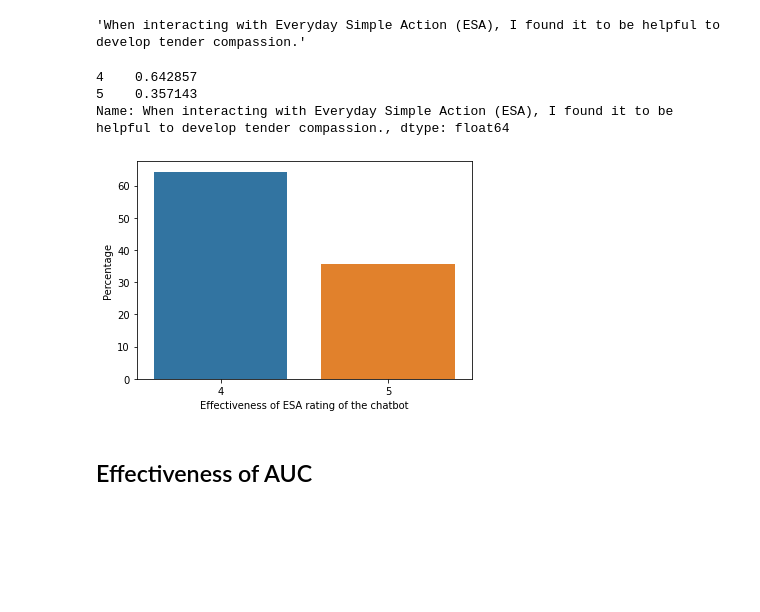
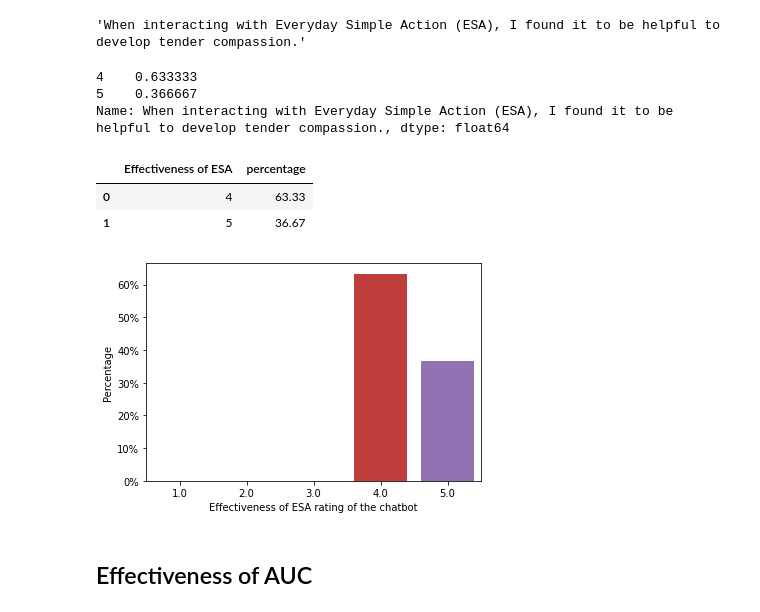
Before and after one commit to weijie9512/official_sat_chatbot, a Jupyter notebook: jupyter/Stage 7 - Evaluation.ipynb, the cells around one changed output. Drawn from its saved outputs; the diff is of its cells as text; code cells hidden in the pictures; blank space fills up the shorter version.

```diff
--- a/jupyter/Stage 7 - Evaluation.ipynb
+++ b/jupyter/Stage 7 - Evaluation.ipynb
@@ -1,7 +1,7 @@
 # %%
 import pandas as pd
 # %%
-df = pd.read_excel("/Users/weijiechua/Desktop/ImperialClasses/Courses/thirdterm/individual/official/official_sat_chatbot/data/evaluation.xlsx")
+df = pd.read_excel("/Users/weijiechua/Desktop/ImperialClasses/Courses/thirdterm/individual/official/official_sat_chatbot/data/evaluation2.xlsx")
 # %%
 df
 # %% [output]
@@ -67,5 +67,5 @@ df
 # %%
-#df.drop([2, 3, 15], inplace=True)
+df.drop([28], inplace=True)
 # %%
 df
 # %% [output]
@@ -375,3 +423,5 @@ plt.show()
+# %%
+sns.set_style("whitegrid")
 # %% [markdown]
 ## Own data
 # %%
@@ -468,6 +579,6 @@ df.iloc[:, col].name
 # %%
 df.iloc[:, col].value_counts(normalize=True)
 # %% [output]
-4    0.642857
-5    0.357143
+4    0.633333
+5    0.366667
 Name: When interacting with Everyday Simple Action (ESA), I found it to be helpful to develop tender compassion., dtype: float64
@@ -474,13 +589,22 @@ Name: When interacting with Everyday Simple Action (ESA), I found it to be helpf
+# %%
+df_solo
+# %% [output]
+|  | Effectiveness of ESA | percentage |
+| 0 | 4 | 63.33 |
+| 1 | 5 | 36.67 |
+# %%
+df_solo = df_solo.append({f"{keyword}": 1.0, "percentage": 0.0}, ignore_index=True)
+df_solo = df_solo.append({f"{keyword}": 2.0, "percentage": 0.0}, ignore_index=True)
+df_solo = df_solo.append({f"{keyword}": 3.0, "percentage": 0.0}, ignore_index=True)
 # %%
-df_solo = pd.DataFrame(df.iloc[:, col].value_counts(normalize=True)).reset_index()
-df_solo.columns = [keyword, "percentage"]
-df_solo["percentage"] = round(df_solo["percentage"] * 100, 2)
-
 ax = sns.barplot(x=keyword, y="percentage", data=df_solo)
 ax.set(xlabel=f'{keyword} rating of the chatbot', ylabel='Percentage')
+ticks = ['1.0', '2.0', '3.0', '4.0', '5.0']
+ax.set_xticklabels(ticks);
+ax.set_yticklabels(['0%', '10%', '20%', '30%', '40%', '50%', '60%', '70%']);
 plt.show()
 # %% [output]
-[figure, old version]
+[figure, new version]
 # %% [markdown]
 ## Effectiveness of AUC
 # %%
```
Also changed, not shown: parts of 52 cells of this notebook, 4 other files.
